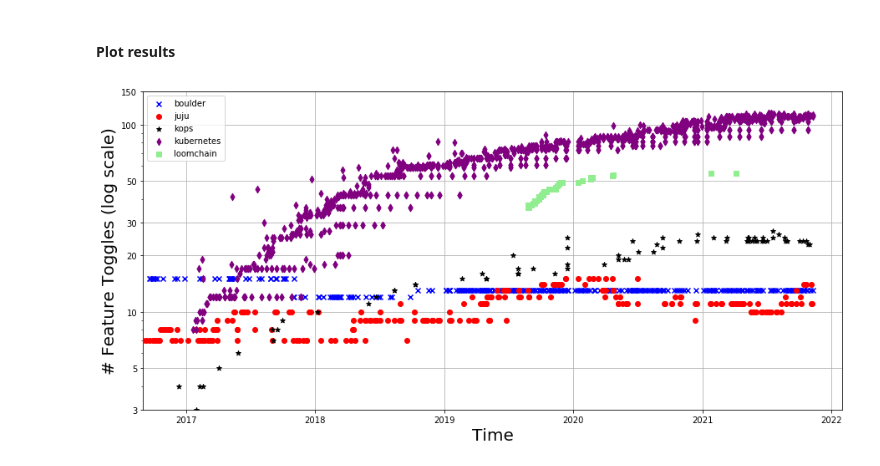
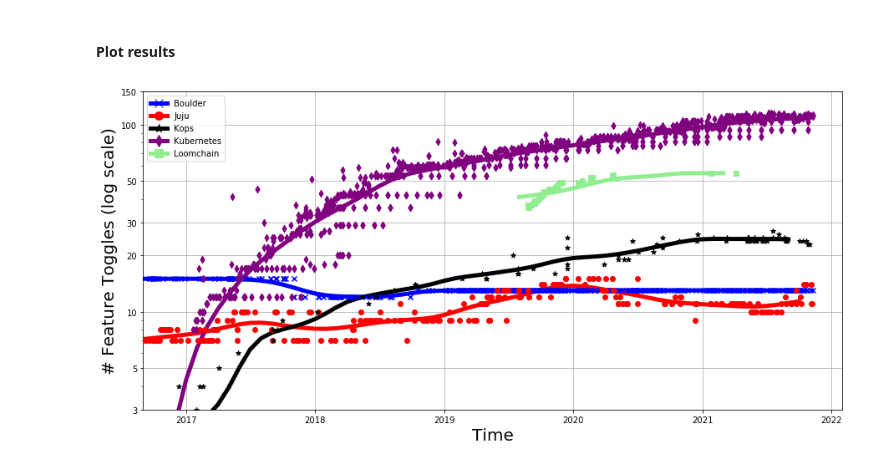
Before and after one commit to llesoil/poc_ftm, a Jupyter notebook: others/track_ft_changes.ipynb, the cells around one changed output. Saved outputs shown, nothing was run; the diff lists cells and outputs as text; code cells hidden in the pictures.

```diff
--- a/others/track_ft_changes.ipynb
+++ b/others/track_ft_changes.ipynb
@@ -78,27 +200,36 @@ for key in keys:
 # %%
 fig, ax = plt.subplots(figsize=((15, 7)))
 
 plt.xlim(datetime.date(2016, 9, 1), datetime.date(2022, 2, 1))
 plt.ylim(3, 100)
 
 ax.grid(zorder = 0)
 
 colors = ['blue', 'red', 'black', 'purple', 'lightgreen', 'grey']
 markers = ["x", "o", "*", "d", "s"]
 
+handles, labels = ax.get_legend_handles_labels()
+
 keys = [k for k in res.keys()]
+
+p = []
 
 for i in range(len(keys)):
     sys = keys[i]
-    ax.scatter(res[sys].date, res[sys].ft, color = colors[i], marker= markers[i], zorder = 4, label = sys)
+    sys_name = sys[0].upper()+sys[1:]
+    df = get_estimation(sys)
+    ax.scatter(res[sys].date, res[sys].ft, color = colors[i], marker= markers[i], zorder = 4),
+    ax.plot(df.date, df.est, color = colors[i], linewidth = 5, label = sys)
+    p.append(mlines.Line2D([], [], color=colors[i],
+                           marker= markers[i], markersize=10, linewidth = 5, label=sys_name))
 
+ax.legend(handles=p)
 ax.set_yscale('log')
 ax.get_yaxis().set_major_formatter(ScalarFormatter())
 ax.set_yticks([3, 5, 10,20, 30, 50,100, 150])
 plt.ylabel("# Feature Toggles (log scale)", size = 20)
 plt.xlabel("Time", size = 20)
-plt.legend()
 plt.savefig("../results/evolution_fts.png", dpi = 300)
 plt.show()
 # %% [output]
-[figure, old version]
+[figure, new version]
```
Also changed, not shown: parts of 2 cells of this notebook, 1 other file.
